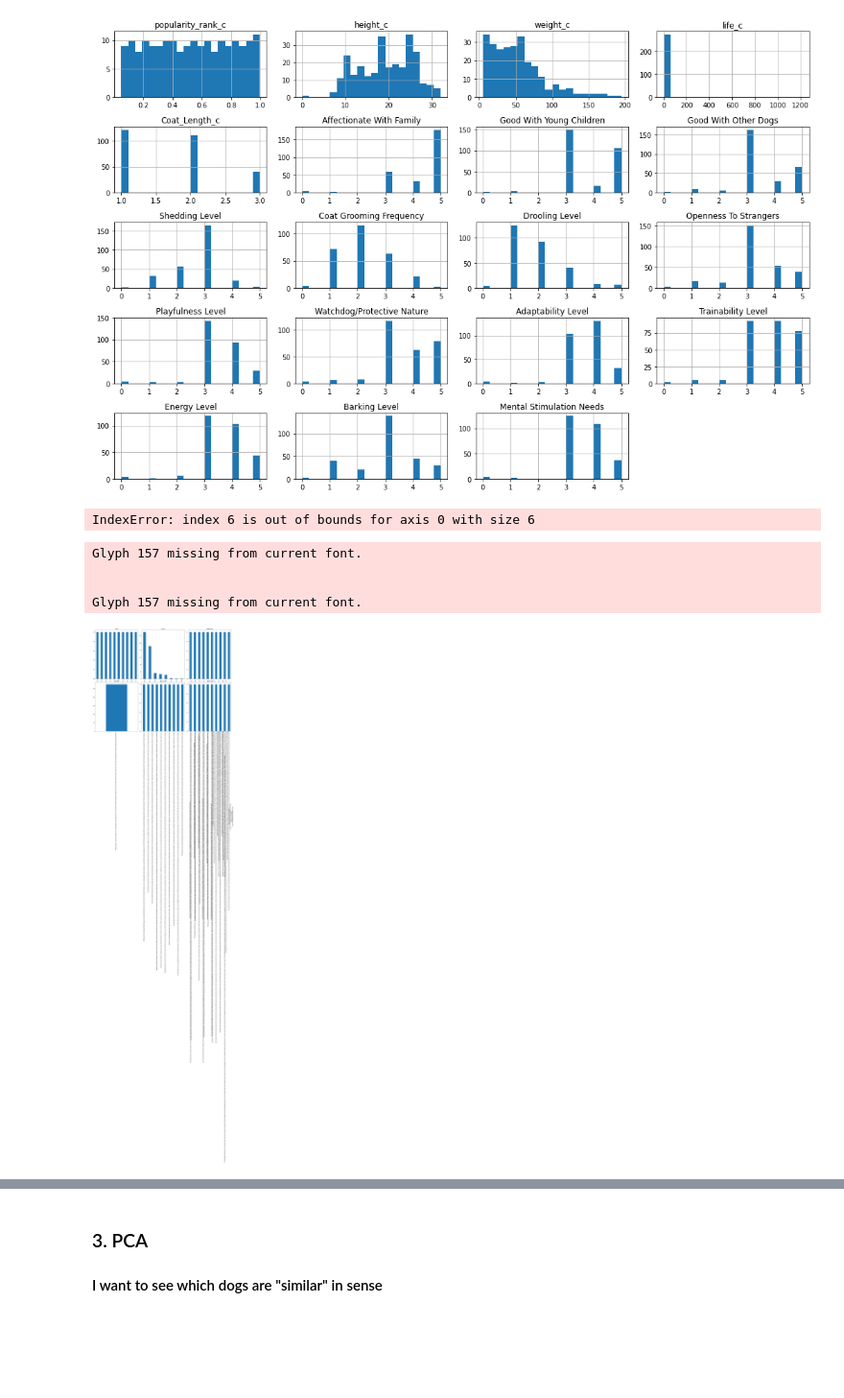
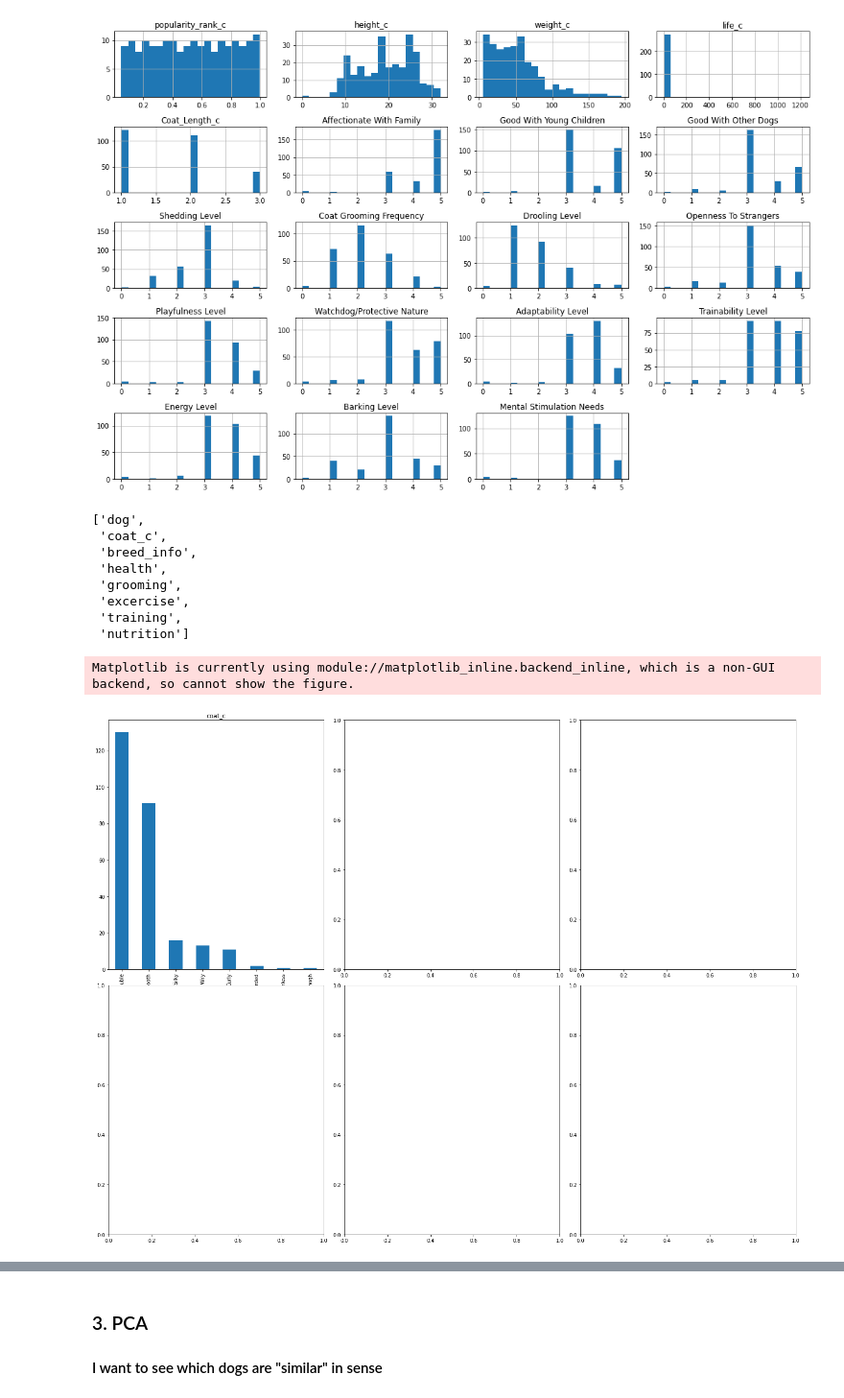
Before and after one commit to gihonglee/Dog_Breed_Recommendation, a Jupyter notebook: dog_analysis.ipynb, the cells around one changed output, grey strips where cells are left out. Shown: that part at 96% size. Cells and saved outputs as stored; diff of their text form; code cells hidden in the pictures; blank space fills up the shorter version.

Commit message:
on the way to plot multiple boxplots

```diff
--- a/dog_analysis.ipynb
+++ b/dog_analysis.ipynb
@@ -184,27 +185,34 @@ plt.tight_layout()
 plt.show()
 # %% [output]
 [figure]
+# %%
+numeric_data = df.select_dtypes(include=[np.number])
+categorical_data = df.select_dtypes(exclude=[np.number])
+list(categorical_data.columns)
+# %% [output]
+['dog',
+ 'coat_c',
+ 'breed_info',
+ 'health',
+ 'grooming',
+ 'excercise',
+ 'training',
+ 'nutrition']
 # %%
-categorical_data = df.select_dtypes(exclude=[np.number])
-categorical_features = list(categorical_data.columns)
-
+categorical_features = ['coat_c']
 fig, ax = plt.subplots(2, 3, figsize = (20,15))
 fig.tight_layout()
 axe = ax.ravel()
 
 for i, categorical_feature in enumerate(df[categorical_features]):
     df[categorical_feature].value_counts().head(10).plot(kind = "bar", ax=axe[i]).set_title(categorical_feature)
 fig.show()
 
 # print(len(df.columns))
 
 # # numeric_data = df.select_dtypes(include=[np.number])
 # # categorical_data = df.select_dtypes(exclude=[np.number])
 # categorical_features
 # %% [output]
-IndexError: index 6 is out of bounds for axis 0 with size 6
+Matplotlib is currently using module://matplotlib_inline.backend_inline, which is a non-GUI backend, so cannot show the figure.
-Glyph 157 missing from current font.
-
-
-Glyph 157 missing from current font.
-[figure, old version]
+[figure, new version]
```
Also changed, not shown: parts of 4 cells of this notebook.
